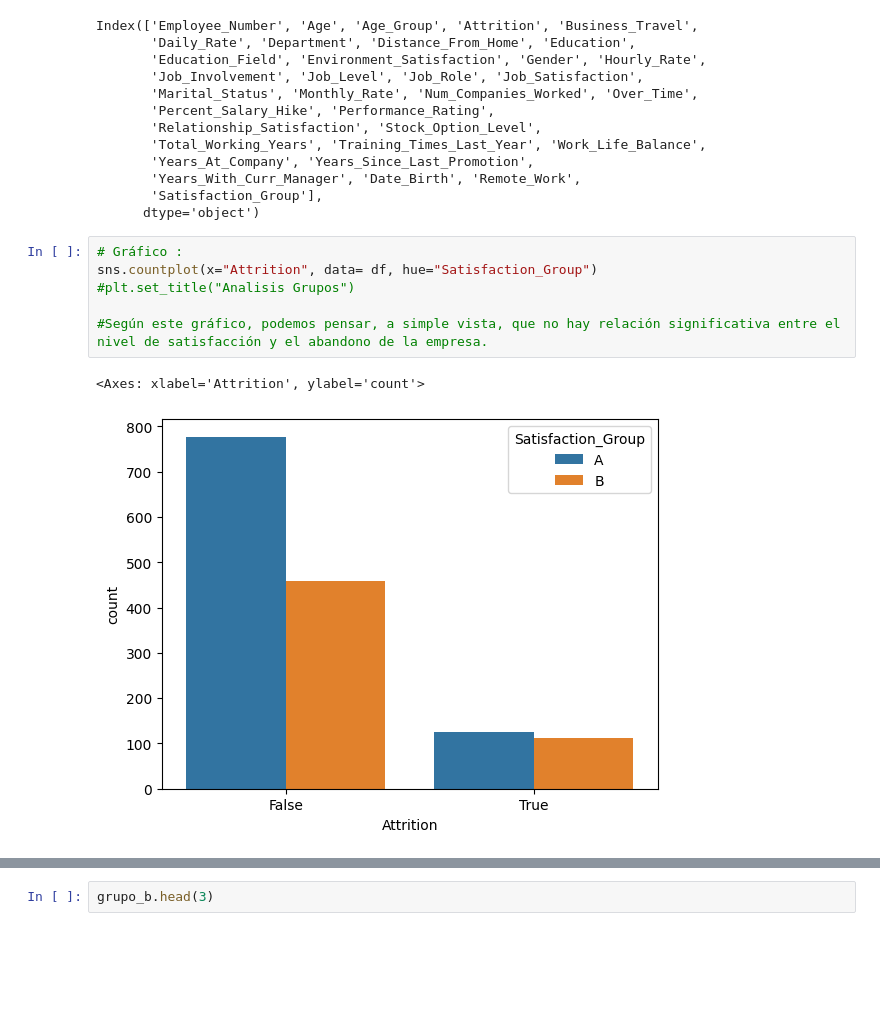
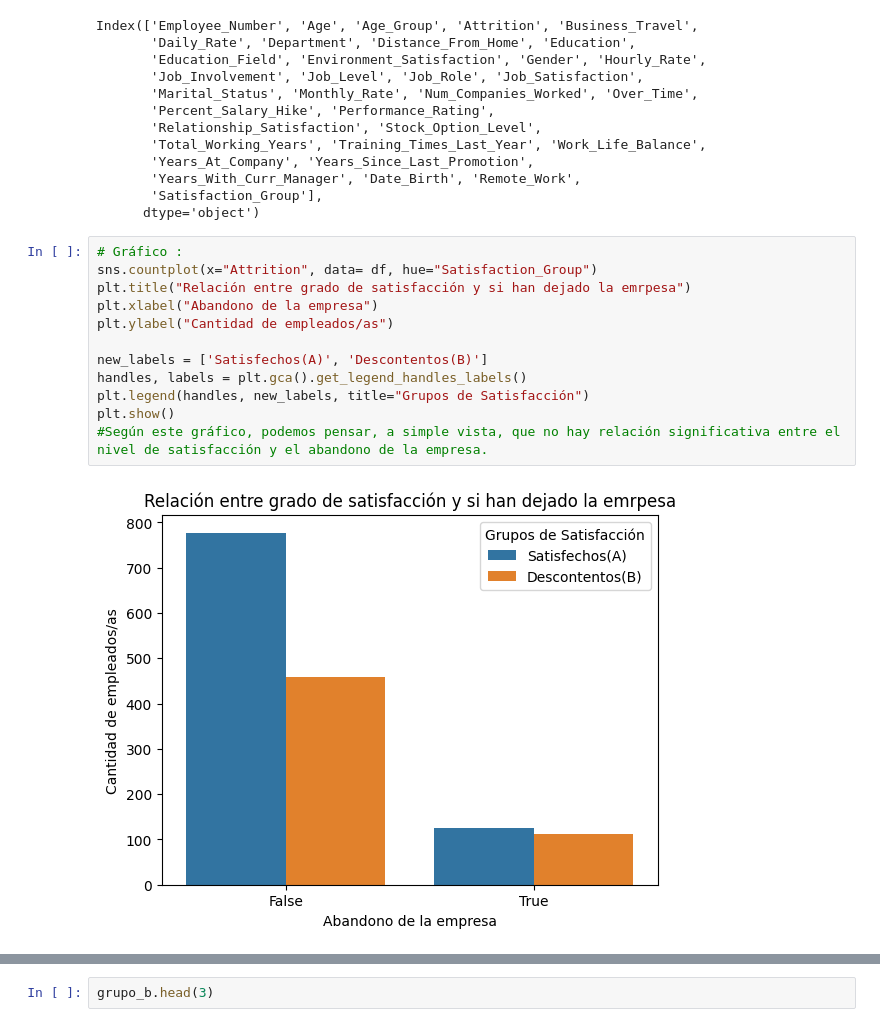
Before and after one commit to nuriancg/project-da-promo-H-module-3-team-1, a Jupyter notebook: Fase4_abTesting.ipynb, the cells around one changed output, grey strips where cells are left out. Drawn from its saved outputs; the diff is of its cells as text; blank space fills up the shorter version.

```diff
--- a/Fase4_abTesting.ipynb
+++ b/Fase4_abTesting.ipynb
@@ -81,9 +91,14 @@ Index(['Employee_Number', 'Age', 'Age_Group', 'Attrition', 'Business_Travel',
 # %%
 # Gráfico :
 sns.countplot(x="Attrition", data= df, hue="Satisfaction_Group")
-#plt.set_title("Analisis Grupos")
+plt.title("Relación entre grado de satisfacción y si han dejado la emrpesa")
+plt.xlabel("Abandono de la empresa")
+plt.ylabel("Cantidad de empleados/as")
 
+new_labels = ['Satisfechos(A)', 'Descontentos(B)']
+handles, labels = plt.gca().get_legend_handles_labels()
+plt.legend(handles, new_labels, title="Grupos de Satisfacción")
+plt.show()
 #Según este gráfico, podemos pensar, a simple vista, que no hay relación significativa entre el nivel de satisfacción y el abandono de la empresa.
 # %% [output]
-<Axes: xlabel='Attrition', ylabel='count'>
-[figure, old version]
+[figure, new version]
```
Also changed, not shown: parts of 8 cells of this notebook.
